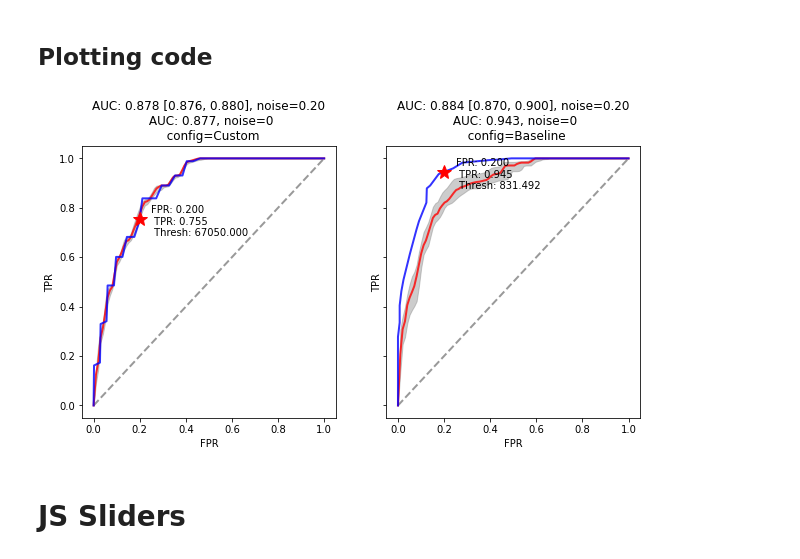
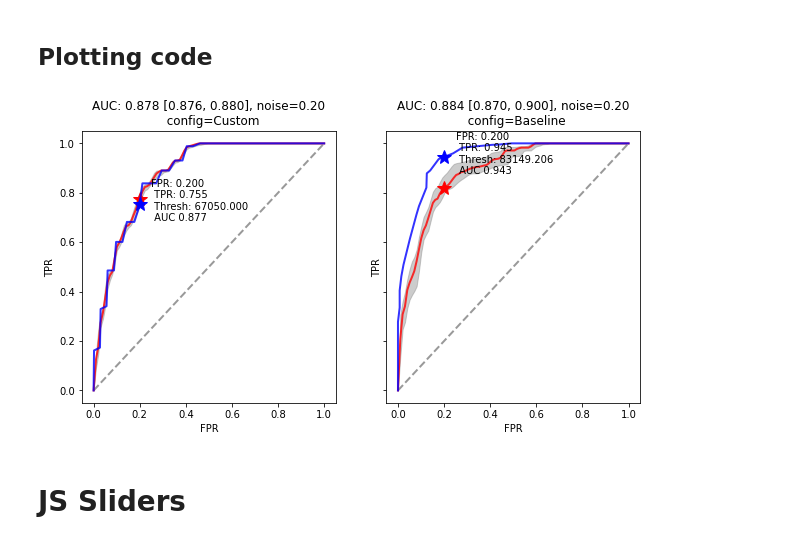
Before and after one commit to probml/covid19, a Jupyter notebook: risk-score-tuner/covid19_risk_score_tuner_github.ipynb, the cells around one changed output. Drawn from its saved outputs; the diff is of its cells as text; code cells hidden in the pictures.

```diff
--- a/risk-score-tuner/covid19_risk_score_tuner_github.ipynb
+++ b/risk-score-tuner/covid19_risk_score_tuner_github.ipynb
@@ -959,6 +1054,18 @@ def compute_ROC_curve(data, params, config,  pthresh=pthresh_cdc):
   auc = metrics.auc(fpr, tpr)
   results = {'fpr': fpr, 'tpr': tpr, 'thresholds': thresholds, 'auc': auc}
   return results
+# %%
+
+def find_operating_threshold(fpr, tpr, thresholds, target_fpr):
+  target_thresh = np.interp(target_fpr, fpr, thresholds)
+  target_tpr = np.interp(target_fpr, fpr, tpr)
+  return target_thresh, target_tpr
+
+
+def get_operating_points(res, target_fprs=np.arange(0, 1, 0.01)):
+  target_thresholds, target_tprs = find_operating_threshold(
+        res['fpr'], res['tpr'], res['thresholds'], target_fprs)
+  return target_fprs,  target_tprs, target_thresholds
 # %%
 def plot_ROC_curves(data, params, config_list, target_fpr=0.1, pthresh=pthresh_cdc, debug=False):
   n = len(config_list)
@@ -1019,13 +1126,14 @@ def risk_score_grid_sample(data, config, ndx):
   rs = risk_score_batch(data['atten_grid_samples'][ndx], data['duration_grid'], data['symptom_grid'], config)
   return rs
 
-def compute_ROC_curve_with_errorbars(data, params, config,  pthresh=pthresh_cdc, nsamples=20):
+def compute_ROC_curve_with_errorbars(data, params, config,  pthresh=pthresh_cdc, max_nsamples=20):
   tprs = []
   aucs = []
+  thresh_list = []
   median_fpr = np.linspace(0, 1, 100)
   ps = prob_infection_grid(data, params)
   yhat = (ps > pthresh)
-  nsamples = min(nsamples, data['nsamples'])
+  nsamples = min(max_nsamples, data['nsamples'])
   for j in range(nsamples):
     rs = risk_score_grid_sample(data, config, j)
     fpr, tpr, thresholds = metrics.roc_curve(yhat, rs)
@@ -1034,24 +1142,31 @@ def compute_ROC_curve_with_errorbars(data, params, config,  pthresh=pthresh_cdc,
     interp_tpr[0] = 0.0
     tprs.append(interp_tpr)
     aucs.append(auc)
+    interp_thresh = np.interp(median_fpr, fpr, thresholds)
+    thresh_list.append(interp_thresh)
   median_tpr = np.median(tprs, axis=0)
   median_tpr[-1] = 1.0
   median_auc = metrics.auc(median_fpr, median_tpr)
+  median_thresh = np.median(thresh_list, axis=0)
   auc_lo = np.quantile(aucs, 0.025, axis=0)
   auc_hi = np.quantile(aucs, 0.975, axis=0)
   std_auc = np.std(aucs)
   tprs_hi = np.quantile(tprs, 0.025, axis=0)
   tprs_lo = np.quantile(tprs, 0.975, axis=0)
 
-  res_noiseless = compute_ROC_curve(data, params, config,  pthresh=pthresh_cdc)
+  #res_noiseless = compute_ROC_curve(data, params, config,  pthresh=pthresh_cdc)
   target_fpr = np.arange(0, 1, .01)
+  #target_thresh, target_tpr = find_operating_threshold(
+  #    res_noiseless['fpr'], res_noiseless['tpr'], res_noiseless['thresholds'], target_fpr)
   target_thresh, target_tpr = find_operating_threshold(
-      res_noiseless['fpr'], res_noiseless['tpr'], res_noiseless['thresholds'], target_fpr)
+      median_fpr, median_tpr, median_thresh, target_fpr)
 
   results = {'fpr': median_fpr, 'tpr': median_tpr,
              'tprs_lo': tprs_lo, 'tprs_hi': tprs_hi,
           'median_auc': median_auc, 'auc_lo': auc_lo, 'auc_hi': auc_hi,
-          'target_fpr': target_fpr, 'target_thresh': target_thresh, 'target_tpr': target_tpr
+          'thresholds': median_thresh,
+          'target_fpr': target_fpr, 'target_thresh': target_thresh, 'target_tpr': target_tpr,
+          #'target_fpr': 0, 'target_thresh': 0, 'target_tpr': 0
           }
   return results
 # %%
@@ -1256,7 +1421,7 @@ params_custom = ModelParams(
     distance_Dmin = Dmin,
     distance_slope = slope,
     distance_inflection = inflection,
-    ble_params = BleParams(sigma = sigma),
+    ble_params = BleParams(),
     infectiousness_fun = infectiousness_fun)
 # %%
 #@title # Choose definition of positive exposure event (for ROC)
@@ -1280,15 +1445,15 @@ pthresh_custom = compute_exposure_threshold(params_custom)
 ## Plotting code
 # %%
 np.random.seed(0)
-data_custom = make_input_data(sigma=params_custom.ble_params.sigma, nsamples=20)
+data_custom = make_input_data(sigma=sigma, nsamples=20)
 # %%
 config_list = [config_custom, config_baseline]
-if params_custom.ble_params.sigma > 0:
+if sigma > 0:
   plot_ROC_curves_with_errorbars(data_custom, params_custom, config_list, target_fpr=target_fpr_custom, pthresh=pthresh_custom)
 else:
   plot_ROC_curves(data_custom, params_custom, config_list, target_fpr=target_fpr_custom, pthresh=pthresh_custom)
 # %% [output]
-[figure, old version]
+[figure, new version]
 # %% [markdown]
 # JS Sliders
 # %%
```
Also changed, not shown: parts of 51 cells of this notebook.
